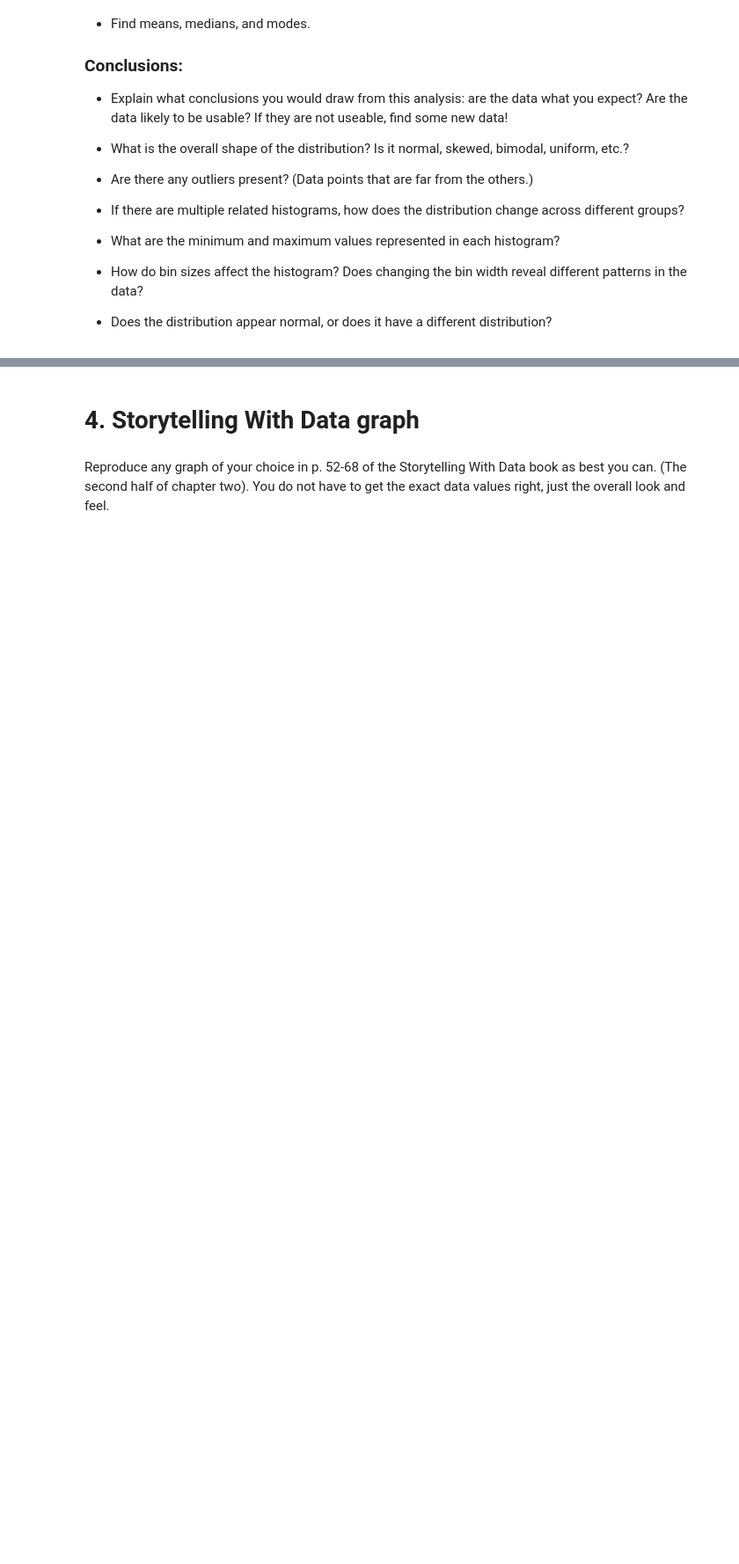
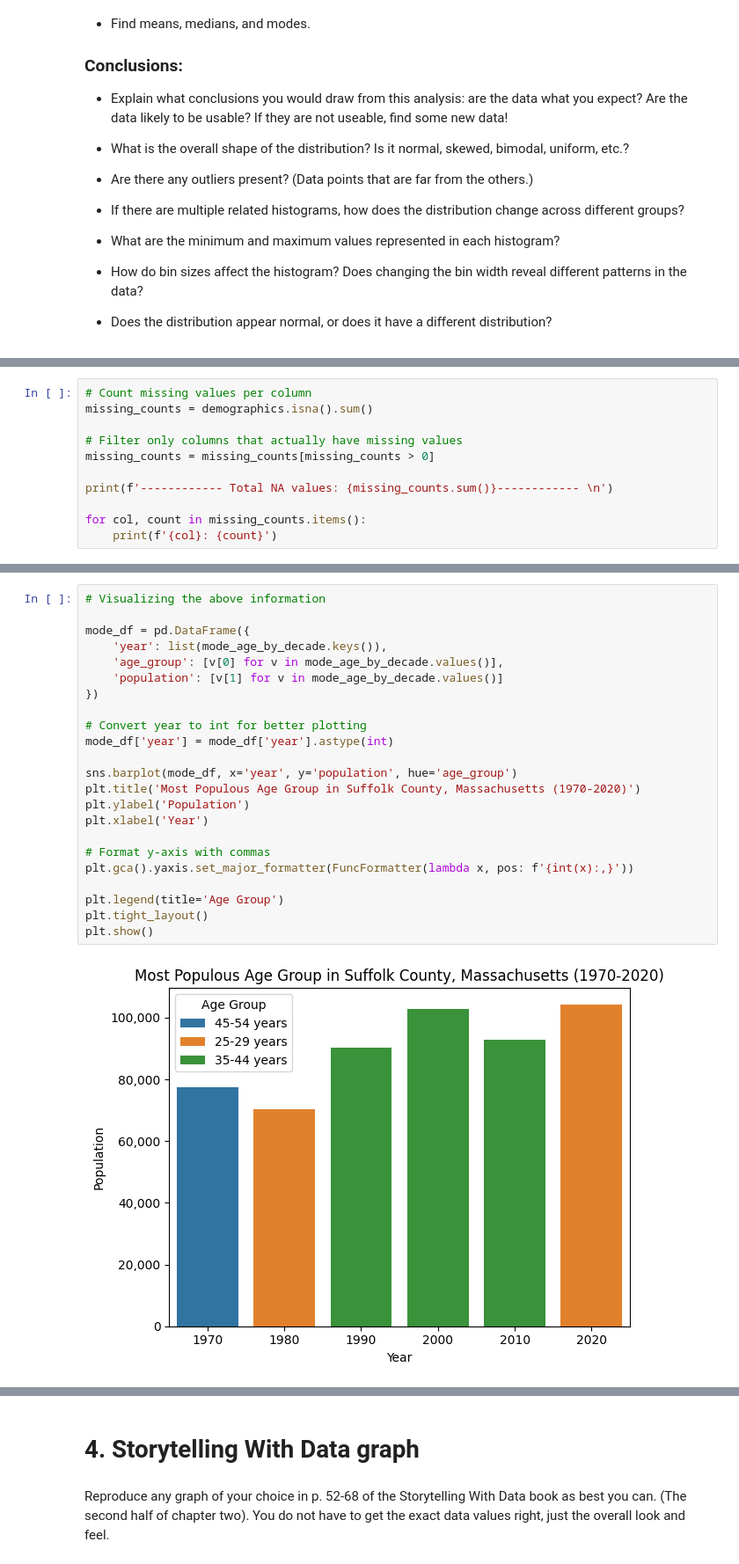
Before and after one commit to aidandig/DX699-ModB2, a Jupyter notebook: Homework/OMDS-ModB2-Week4-DiGregorio-Aidan.ipynb, the cells around one changed output, grey strips where cells are left out. Shown at 88% size. Drawn from its saved outputs; the diff is of its cells as text; blank space fills up the shorter version.

```diff
--- a/Homework/OMDS-ModB2-Week4-DiGregorio-Aidan.ipynb
+++ b/Homework/OMDS-ModB2-Week4-DiGregorio-Aidan.ipynb
@@ -95,0 +339,11 @@ This week, you will do the same types of exercises as last week, but you should
+# %%
+# Count missing values per column
+missing_counts = demographics.isna().sum()
+
+# Filter only columns that actually have missing values
+missing_counts = missing_counts[missing_counts > 0]
+
+print(f'------------ Total NA values: {missing_counts.sum()}------------ \n')
+
+for col, count in missing_counts.items():
+    print(f'{col}: {count}')
@@ -95,0 +545,25 @@ This week, you will do the same types of exercises as last week, but you should
+# %%
+# Visualizing the above information
+
+mode_df = pd.DataFrame({
+    'year': list(mode_age_by_decade.keys()),
+    'age_group': [v[0] for v in mode_age_by_decade.values()],
+    'population': [v[1] for v in mode_age_by_decade.values()]
+})
+
+# Convert year to int for better plotting
+mode_df['year'] = mode_df['year'].astype(int)
+
+sns.barplot(mode_df, x='year', y='population', hue='age_group')
+plt.title('Most Populous Age Group in Suffolk County, Massachusetts (1970-2020)')
+plt.ylabel('Population')
+plt.xlabel('Year')
+
+# Format y-axis with commas
+plt.gca().yaxis.set_major_formatter(FuncFormatter(lambda x, pos: f'{int(x):,}'))
+
+plt.legend(title='Age Group')
+plt.tight_layout()
+plt.show()
+# %% [output]
+[figure, added]
```
Also changed, not shown: parts of 31 cells of this notebook.
